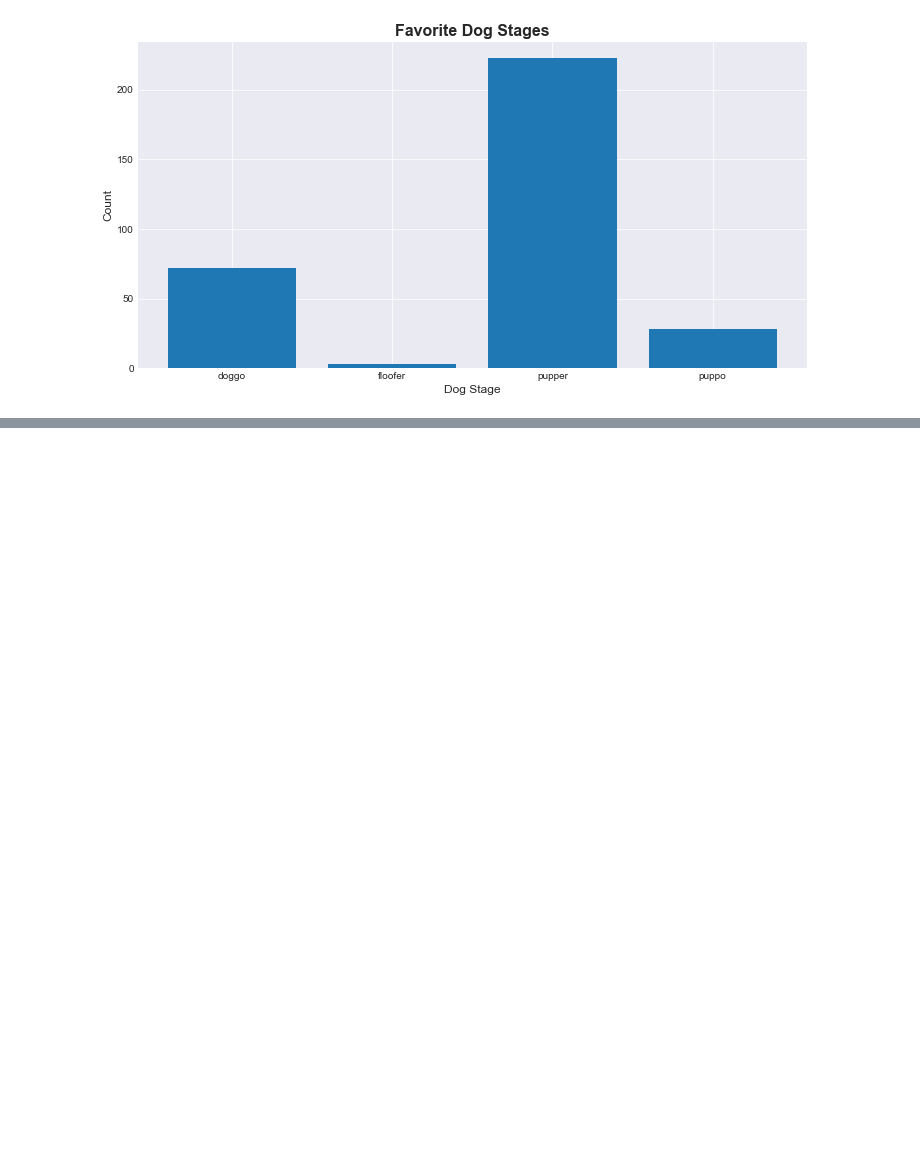
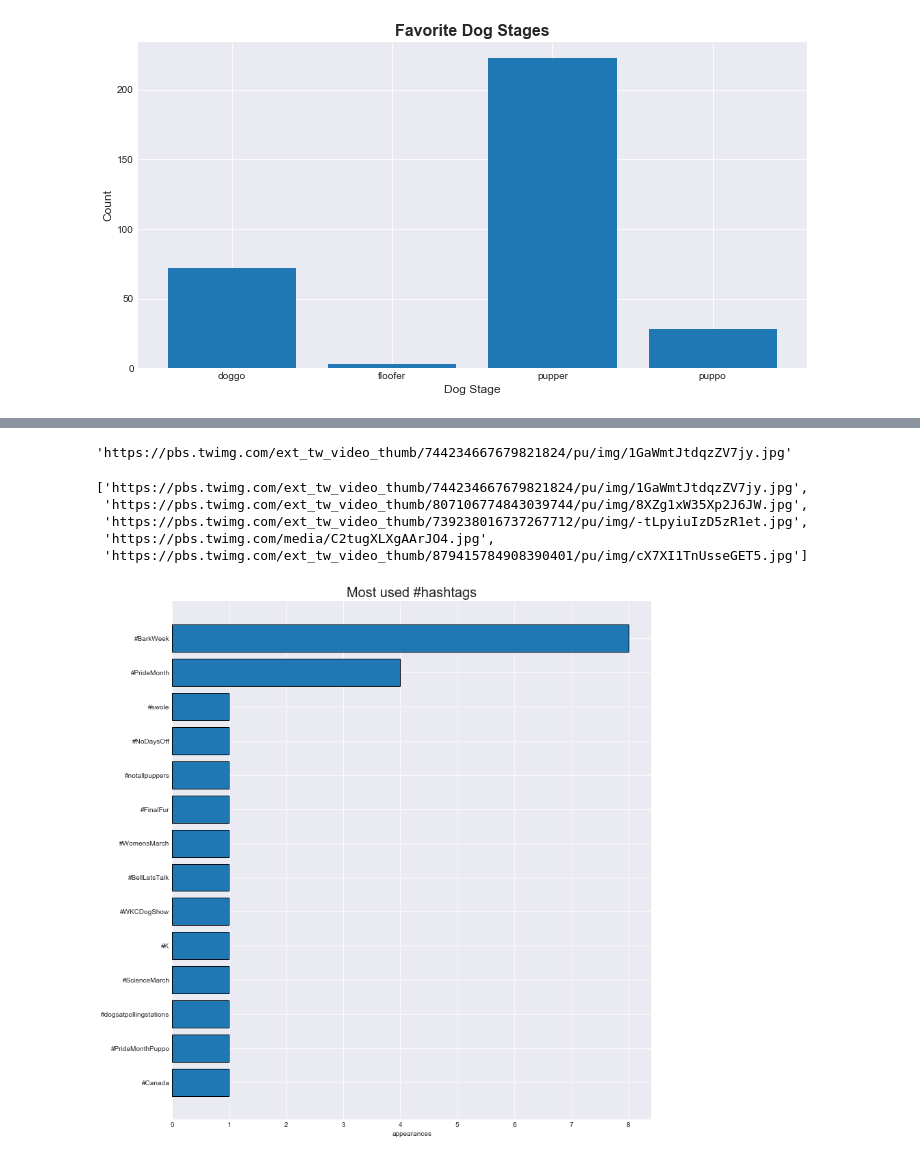
Before and after one commit to orspain/Udacity-DAND, a Jupyter notebook: Project 4 Data Wrangling/Visualize.ipynb, the cells around one changed output, grey strips where cells are left out. Cells and saved outputs as stored; diff of their text form; code cells hidden in the pictures; blank space fills up the shorter version.

Commit message:
Visualization - initial work
Data visualization for this project

```diff
--- a/Project 4 Data Wrangling/Visualize.ipynb
+++ b/Project 4 Data Wrangling/Visualize.ipynb
@@ -156,0 +185,64 @@ plt.savefig('favorite-dogs.png')
+# %%
+image = df[df.tweet_id == '744234799360020481']['jpg_url']
+duplicated = image.duplicated()
+image = image[~duplicated]
+image.values[0]
+# %% [output]
+'https://pbs.twimg.com/ext_tw_video_thumb/744234667679821824/pu/img/1GaWmtJtdqzZV7jy.jpg'
+# %%
+url_list = []
+for tweet_id in rated_retweet.tweet_id:
+    image = df[df.tweet_id == tweet_id]['jpg_url']
+    duplicated = image.duplicated()
+    image = image[~duplicated]
+    image_url = image.values[0]
+    url_list.append(image_url)
+
+url_list
+# %% [output]
+['https://pbs.twimg.com/ext_tw_video_thumb/744234667679821824/pu/img/1GaWmtJtdqzZV7jy.jpg',
+ 'https://pbs.twimg.com/ext_tw_video_thumb/807106774843039744/pu/img/8XZg1xW35Xp2J6JW.jpg',
+ 'https://pbs.twimg.com/ext_tw_video_thumb/739238016737267712/pu/img/-tLpyiuIzD5zR1et.jpg',
+ 'https://pbs.twimg.com/media/C2tugXLXgAArJO4.jpg',
+ 'https://pbs.twimg.com/ext_tw_video_thumb/879415784908390401/pu/img/cX7XI1TnUsseGET5.jpg']
+# %%
+"""
+# Note: The code below is from
+# https://towardsdatascience.com/visualization-of-information-from-raw-twitter-data-part-1-99181ad19c
+# I decided not to use it in my report as the findings for this data aren't very interesting
+"""
+#To see the most used hashtags.
+hashtags = []
+hashtag_pattern = re.compile(r"#[a-zA-Z]+")
+hashtag_matches = list(df['text'].apply(hashtag_pattern.findall))
+hashtag_dict = {}
+for match in hashtag_matches:
+    for singlematch in match:
+        if singlematch not in hashtag_dict.keys():
+            hashtag_dict[singlematch] = 1
+        else:
+            hashtag_dict[singlematch] = hashtag_dict[singlematch]+1
+# %%
+#Making a list of the most used hashtags and their values
+hashtag_ordered_list =sorted(hashtag_dict.items(), key=lambda x:x[1])
+hashtag_ordered_list = hashtag_ordered_list[::-1]
+#Separating the hashtags and their values into two different lists
+hashtag_ordered_values = []
+hashtag_ordered_keys = []
+#Pick the 20 most used hashtags to plot
+for item in hashtag_ordered_list[0:20]:
+    hashtag_ordered_keys.append(item[0])
+    hashtag_ordered_values.append(item[1])
+# %%
+#Plotting a graph with the most used hashtags
+fig, ax = plt.subplots(figsize = (12,12))
+y_pos = np.arange(len(hashtag_ordered_keys))
+ax.barh(y_pos ,list(hashtag_ordered_values)[::-1], align='center', edgecolor = 'black', linewidth=1)
+ax.set_yticks(y_pos)
+ax.set_yticklabels(list(hashtag_ordered_keys)[::-1])
+ax.set_xlabel("appearances")
+ax.set_title("Most used #hashtags", fontsize = 20)
+plt.tight_layout(pad=3)
+plt.show()
+# %% [output]
+[figure, added]
```
Also changed, not shown: parts of 12 cells of this notebook, 7 other files.
